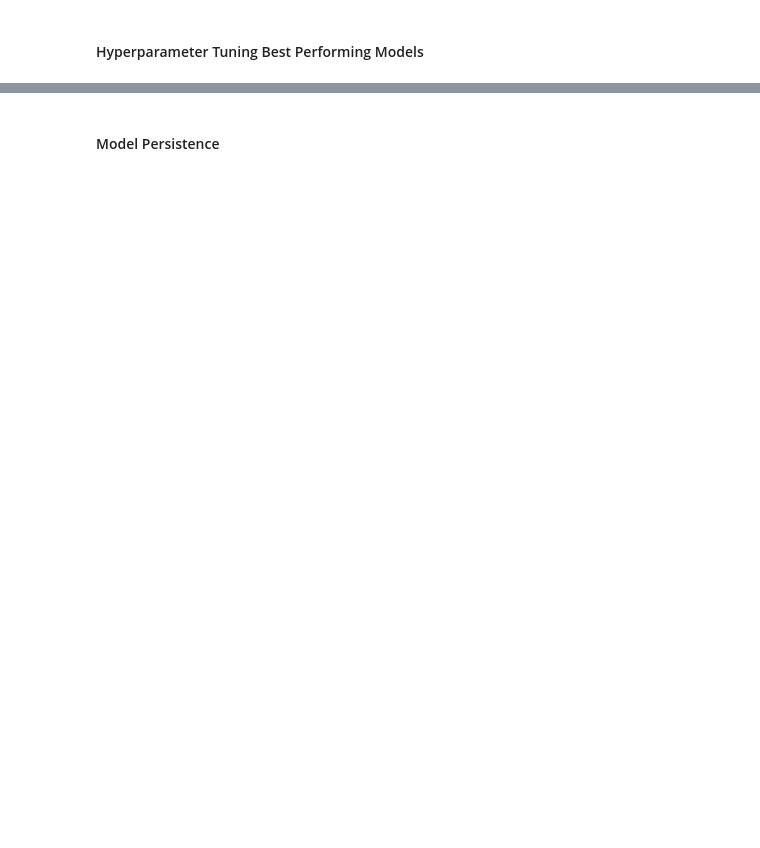
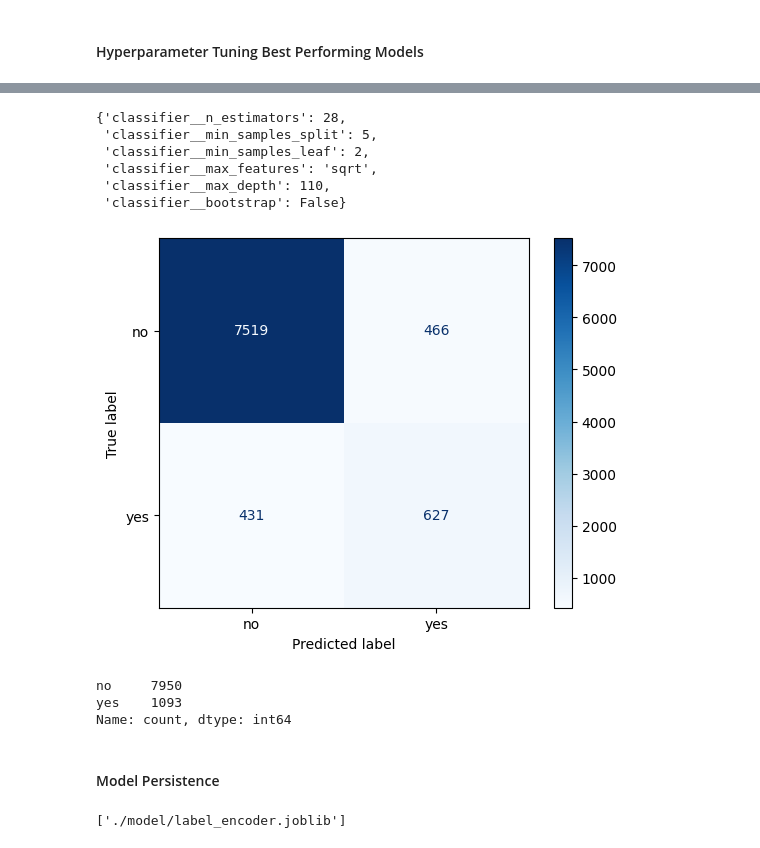
Before and after one commit to pk-aduyaw/term-deposit-subscription, a Jupyter notebook: project-code.ipynb, the cells around one changed output, grey strips where cells are left out. Saved outputs shown, nothing was run; the diff lists cells and outputs as text; code cells hidden in the pictures; blank space fills up the shorter version.

```diff
--- a/project-code.ipynb
+++ b/project-code.ipynb
@@ -544,18 +552,21 @@ ros_df
 <h4>Model Training with Balanced Dataset - SMOTE Sampler</h4>
 # %%
 smote_df = pd.DataFrame(columns=['Model', 'Accuracy', 'Precision', 'Recall', 'f1_score'])
+all_models = {}
 
 for model, classifier in models:
-    pipeline = Pipeline([
+    s_pipeline = Pipeline([
         ('preprocessor', full_pipeline),
         ('smote_sampler', SMOTE(random_state=42)),
         ('classifer', classifier),
     ])
 
-    pipeline.fit(X_train, y_train_encoded)
+    all_models[model] = classifier
+
+    s_pipeline.fit(X_train, y_train_encoded)
 
     # Predict y values for the evaluate dataset
-    y_pred = pipeline.predict(X_eval)
+    y_pred = s_pipeline.predict(X_eval)
 
     # Print accuracy, precision, recal, and f1_score for all models
     smote_dict = classification_report(y_eval_encoded, y_pred, output_dict=True)
@@ -568,7 +579,7 @@ for model, classifier in models:
     smote_df.loc[len(smote_df)] = [model, accuracy, precision, recall, f1_score]
 
     # Define model predictions for the model and true labels
-    pred_proba = pipeline.predict_proba(X_eval)[:,1]
+    pred_proba = s_pipeline.predict_proba(X_eval)[:,1]
 
     # Calculate FPR, and TPR for each model
     fpr, tpr, threshold = roc_curve(y_eval_encoded, pred_proba)
@@ -612,0 +632,22 @@ If cost minimization is essential, consider tuning the model to improve precisio
+# %%
+rf_classifier = all_models['rf_classifier']
+# Create the RandomForest Classifer pipeline
+
+rf_classifier_pipeline = Pipeline([
+    ('preprocessor', full_pipeline),
+    ('smote', SMOTE(random_state=42)),
+    ('classifier', rf_classifier)
+    ])
+
+# Define model predictions for the model and true labels
+pred_proba = rf_classifier_pipeline.predict_proba(X_eval)[:,1]
+# Calculate FPR and TPR for the model
+fpr, tpr, threshold = roc_curve(y_eval_encoded, pred_proba)
+# Calculate AUC for the model
+auc_score = auc(fpr, tpr)
+
+# Create RandomizedSearchCV instance
+random_search = RandomizedSearchCV(rf_classifier_pipeline, param_distributions=param_dist, random_state=42)
+
+# Fit the RandomizedSearchCV
+random_search.fit(X_train, y_train_encoded)
@@ -612,0 +672,17 @@ If cost minimization is essential, consider tuning the model to improve precisio
+# %%
+best_parameters = random_search.best_params_
+best_parameters
+# %% [output]
+{'classifier__n_estimators': 28,
+ 'classifier__min_samples_split': 5,
+ 'classifier__min_samples_leaf': 2,
+ 'classifier__max_features': 'sqrt',
+ 'classifier__max_depth': 110,
+ 'classifier__bootstrap': False}
+# %%
+predict = rf_classifier_pipeline.predict(X_eval)
+conf = confusion_matrix(y_eval_encoded, predict)
+
+ConfusionMatrixDisplay(conf, display_labels=label_encoder.classes_).plot(cmap='Blues');
+# %% [output]
+[figure, added]
@@ -613,2 +691,13 @@ If cost minimization is essential, consider tuning the model to improve precisio
+# %%
+eval_prediction_r.value_counts()
+# %% [output]
+no     7950
+yes    1093
+Name: count, dtype: int64
 # %% [markdown]
 <h4>Model Persistence</h4>
+# %%
+joblib.dump(rf_classifier_pipeline, './model/RandomForest_model.joblib')
+joblib.dump(label_encoder, './model/label_encoder.joblib')
+# %% [output]
+['./model/label_encoder.joblib']
```
Also changed, not shown: parts of 9 cells of this notebook, 5 other files.
